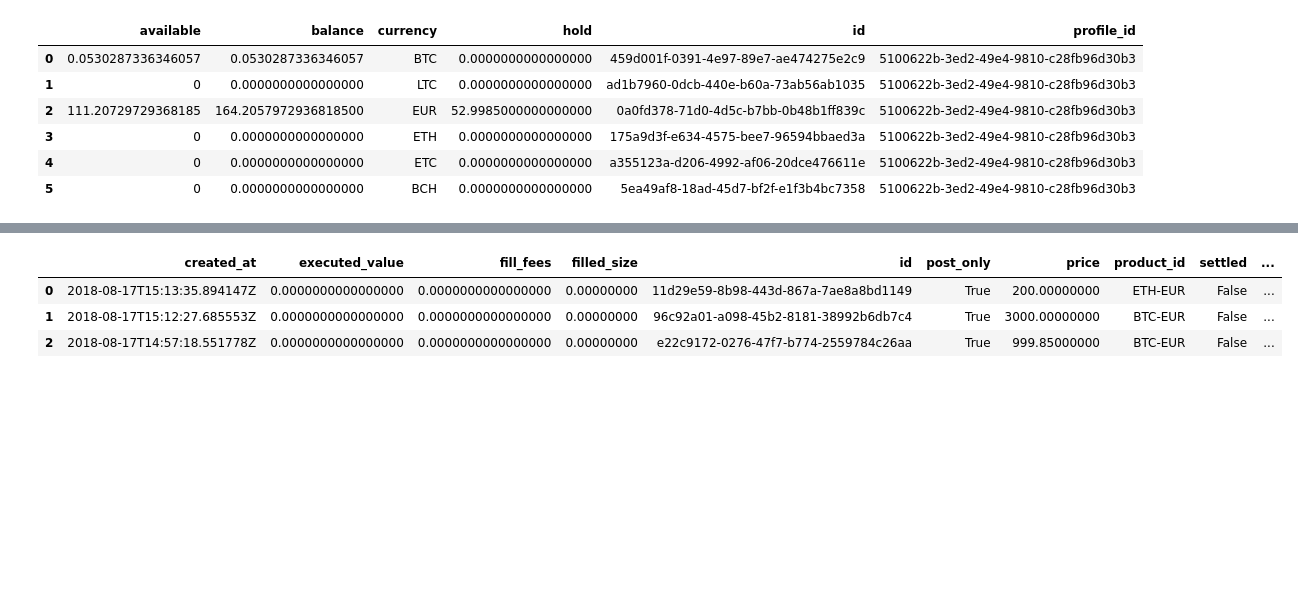
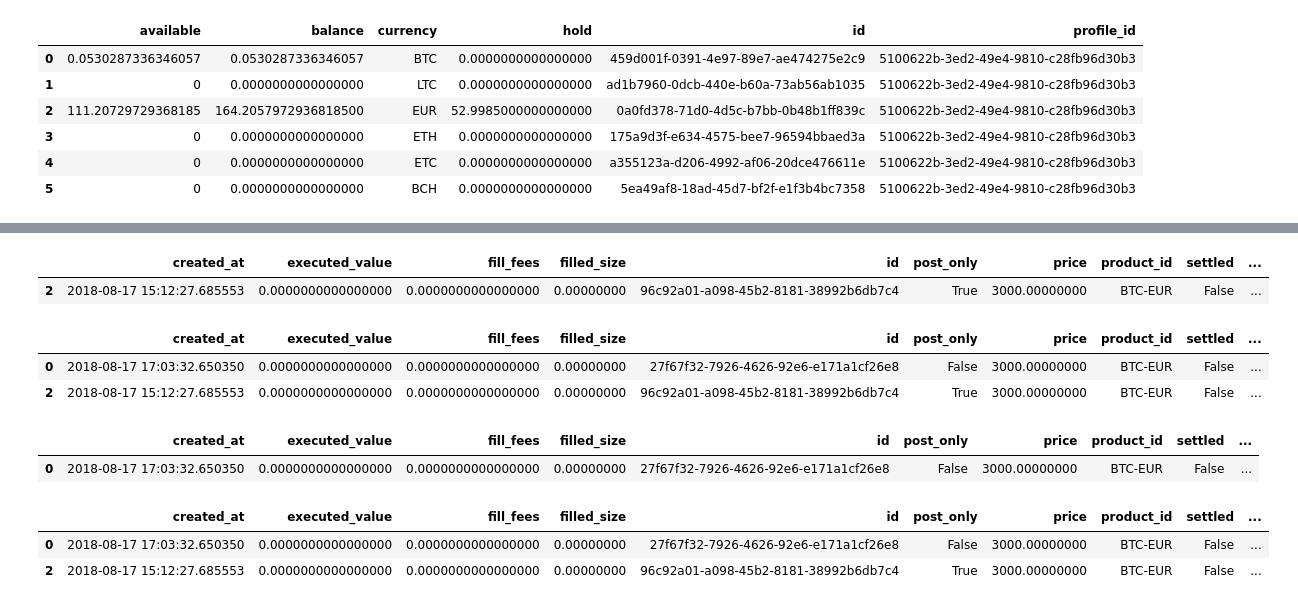
Before and after one commit to jclasul/secret, a Jupyter notebook: dax/src/Untitled.ipynb, the cells around one changed output, grey strips where cells are left out. Cells and saved outputs as stored; diff of their text form; code cells hidden in the pictures; blank space fills up the shorter version.

```diff
--- a/dax/src/Untitled.ipynb
+++ b/dax/src/Untitled.ipynb
@@ -82,3 +82,8 @@ client.df_balances
 | 3 | 0 | 0.0000000000000000 | ETH | 0.0000000000000000 | 175a9d3f-e634-4575-bee7-96594bbaed3a | 5100622b-3ed2-49e4-9810-c28fb96d30b3 |
 | 4 | 0 | 0.0000000000000000 | ETC | 0.0000000000000000 | a355123a-d206-4992-af06-20dce476611e | 5100622b-3ed2-49e4-9810-c28fb96d30b3 |
 | 5 | 0 | 0.0000000000000000 | BCH | 0.0000000000000000 | 5ea49af8-18ad-45d7-bf2f-e1f3b4bc7358 | 5100622b-3ed2-49e4-9810-c28fb96d30b3 |
+# %%
+balances = client.df_balances.query('currency in ("BTC","EUR")').T
+balances.rename(columns=balances.loc['currency'], inplace=True)
+# %%
+balances.rename(columns=balances.loc['currency'], inplace=True)
@@ -84,0 +266,7 @@ client.df_balances
+# %%
+client = GAC(key=key,b64secret=b64secret,
+                 passphrase=passphrase,
+                 api_url="https://api.pro.coinbase.com")
+
+client.__clearingmaster__() # set clearing master
+client.cm_.getorders()
@@ -84,0 +284,5 @@ client.df_balances
+# %%
+dfs[dfs['created_at']<t]
+# %% [output]
+|  | created_at | executed_value | fill_fees | filled_size | id | post_only | price | product_id | settled | ... |
+| 2 | 2018-08-17 15:12:27.685553 | 0.0000000000000000 | 0.0000000000000000 | 0.00000000 | 96c92a01-a098-45b2-8181-38992b6db7c4 | True | 3000.00000000 | BTC-EUR | False | ... |
@@ -85,7 +291,6 @@ client.df_balances
 # %%
-client.df_openorders
+client.cm_.df_openorders['']
 # %% [output]
 |  | created_at | executed_value | fill_fees | filled_size | id | post_only | price | product_id | settled | ... |
-| 0 | 2018-08-17T15:13:35.894147Z | 0.0000000000000000 | 0.0000000000000000 | 0.00000000 | 11d29e59-8b98-443d-867a-7ae8a8bd1149 | True | 200.00000000 | ETH-EUR | False | ... |
-| 1 | 2018-08-17T15:12:27.685553Z | 0.0000000000000000 | 0.0000000000000000 | 0.00000000 | 96c92a01-a098-45b2-8181-38992b6db7c4 | True | 3000.00000000 | BTC-EUR | False | ... |
-| 2 | 2018-08-17T14:57:18.551778Z | 0.0000000000000000 | 0.0000000000000000 | 0.00000000 | e22c9172-0276-47f7-b774-2559784c26aa | True | 999.85000000 | BTC-EUR | False | ... |
+| 0 | 2018-08-17 17:03:32.650350 | 0.0000000000000000 | 0.0000000000000000 | 0.00000000 | 27f67f32-7926-4626-92e6-e171a1cf26e8 | False | 3000.00000000 | BTC-EUR | False | ... |
+| 2 | 2018-08-17 15:12:27.685553 | 0.0000000000000000 | 0.0000000000000000 | 0.00000000 | 96c92a01-a098-45b2-8181-38992b6db7c4 | True | 3000.00000000 | BTC-EUR | False | ... |
@@ -93,0 +297,11 @@ db.find({'_id':'MARKET_UPDATE',)
+# %%
+dfs[dfs['created_at']>t]
+# %% [output]
+|  | created_at | executed_value | fill_fees | filled_size | id | post_only | price | product_id | settled | ... |
+| 0 | 2018-08-17 17:03:32.650350 | 0.0000000000000000 | 0.0000000000000000 | 0.00000000 | 27f67f32-7926-4626-92e6-e171a1cf26e8 | False | 3000.00000000 | BTC-EUR | False | ... |
+# %%
+dfs[(dfs['created_at'] < pd.to_datetime(time.time()-1000,unit='s'))==True]
+# %% [output]
+|  | created_at | executed_value | fill_fees | filled_size | id | post_only | price | product_id | settled | ... |
+| 0 | 2018-08-17 17:03:32.650350 | 0.0000000000000000 | 0.0000000000000000 | 0.00000000 | 27f67f32-7926-4626-92e6-e171a1cf26e8 | False | 3000.00000000 | BTC-EUR | False | ... |
+| 2 | 2018-08-17 15:12:27.685553 | 0.0000000000000000 | 0.0000000000000000 | 0.00000000 | 96c92a01-a098-45b2-8181-38992b6db7c4 | True | 3000.00000000 | BTC-EUR | False | ... |
```
Also changed, not shown: parts of 16 cells of this notebook, 1 other file.
